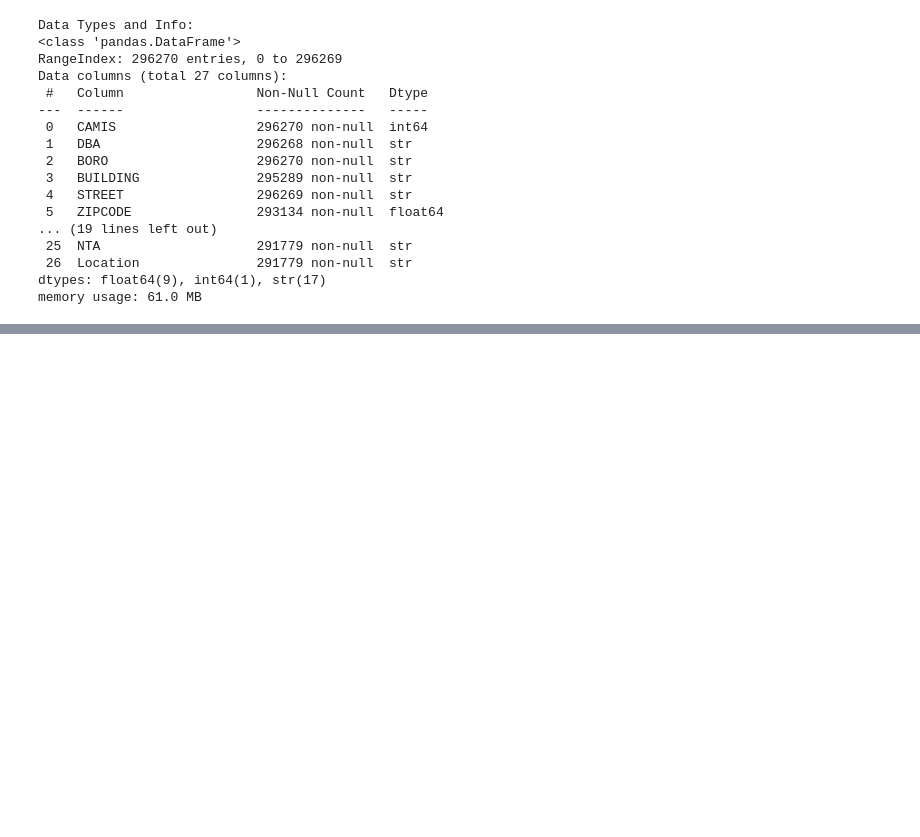
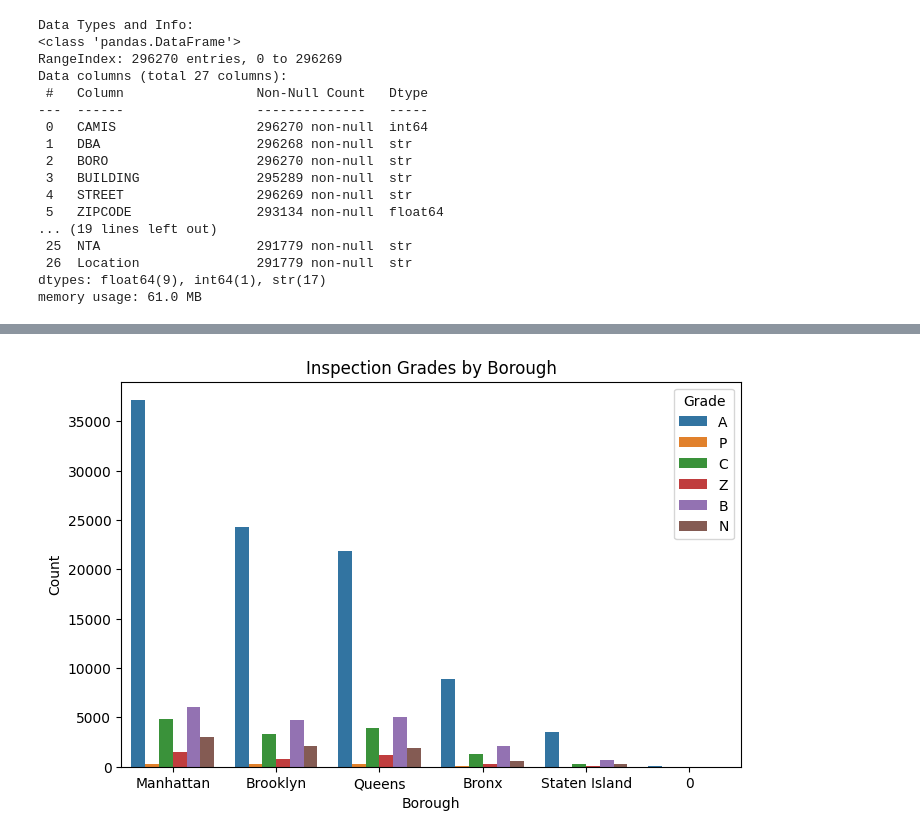
Before and after one commit to SU-IST707-SP26/group-project-team-pandas, a Jupyter notebook: work/01_initial_exploration.ipynb, the cells around one changed output, grey strips where cells are left out. Saved outputs shown, nothing was run; the diff lists cells and outputs as text; code cells hidden in the pictures; blank space fills up the shorter version.

```diff
--- a/work/01_initial_exploration.ipynb
+++ b/work/01_initial_exploration.ipynb
@@ -144,0 +201,18 @@ ModuleNotFoundError: No module named 'matplotlib'
+# %%
+plt.figure(figsize=(8,5))
+
+sns.countplot(
+    data=df_2015_2025,
+    x="BORO",
+    hue="GRADE",
+    order=df_2015_2025["BORO"].value_counts().index
+)
+
+plt.title("Inspection Grades by Borough")
+plt.xlabel("Borough")
+plt.ylabel("Count")
+plt.legend(title="Grade")
+
+plt.show()
+# %% [output]
+[figure, added]
```
Also changed, not shown: parts of 7 cells of this notebook.
